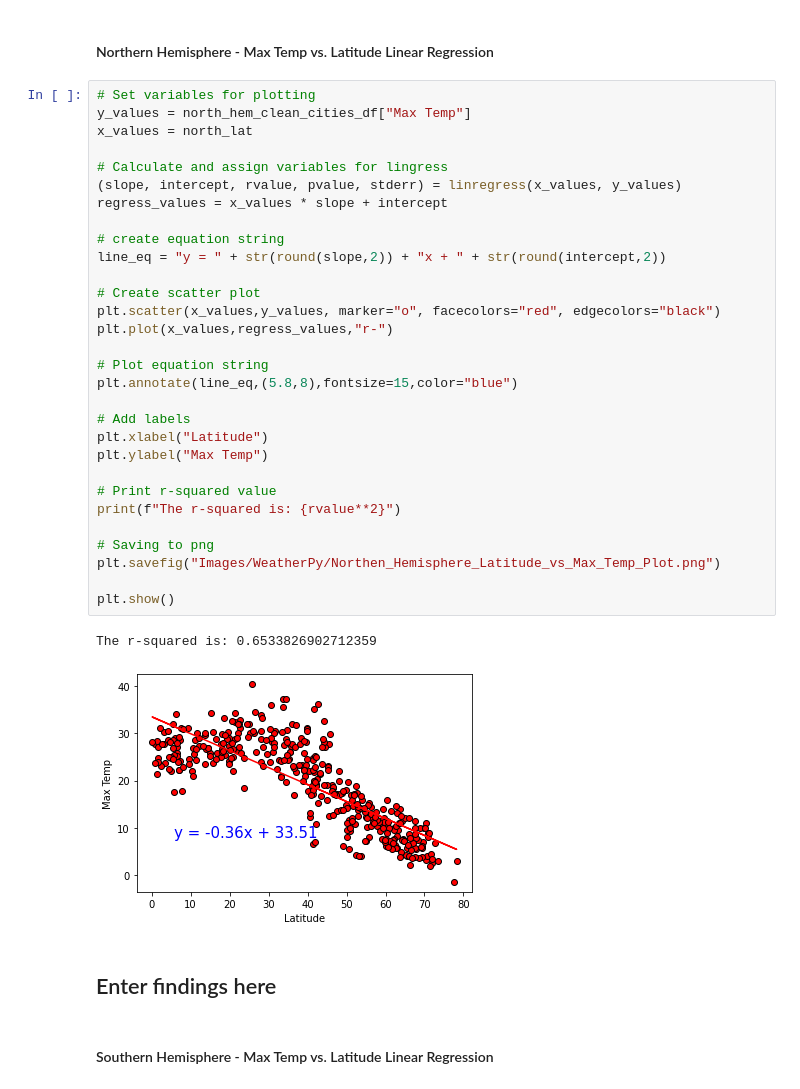
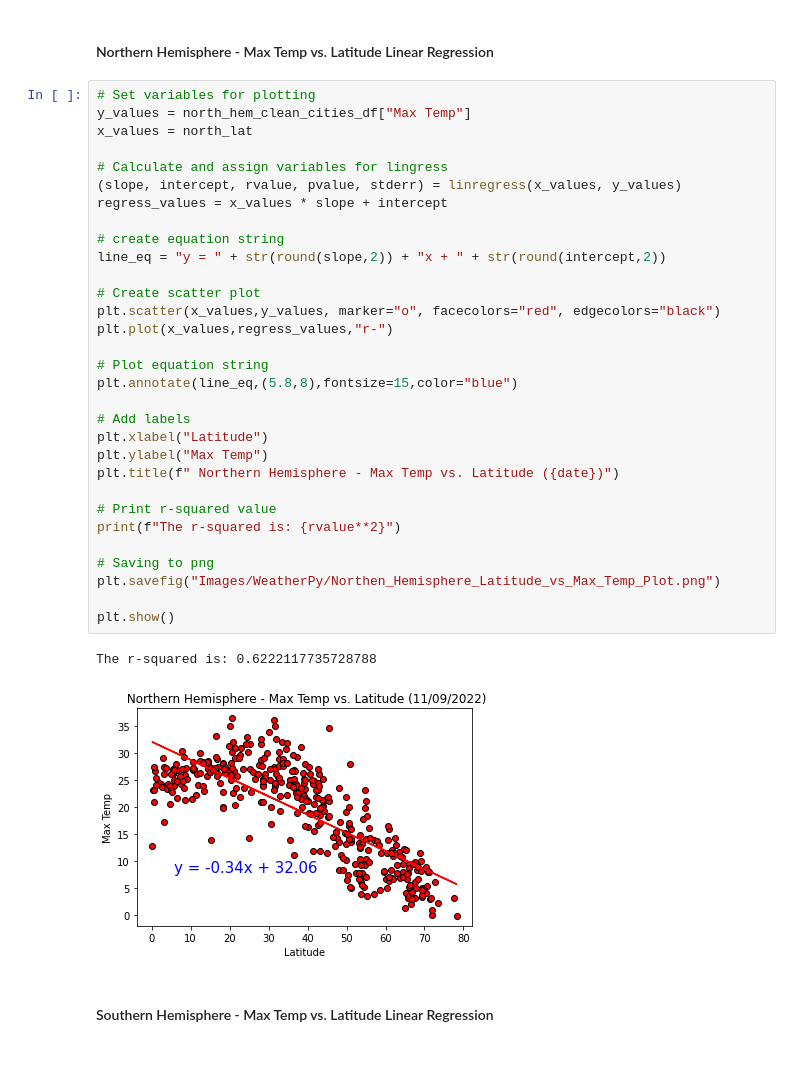
Before and after one commit to joshmartin33/python-api-challenge, a Jupyter notebook: WeatherPy.ipynb, the cells around one changed output. Drawn from its saved outputs; the diff is of its cells as text; blank space fills up the shorter version.

```diff
--- a/WeatherPy.ipynb
+++ b/WeatherPy.ipynb
@@ -351,37 +351,36 @@ south_lat = south_hem_clean_cities_df["Lat"]
 # Set variables for plotting
 y_values = north_hem_clean_cities_df["Max Temp"]
 x_values = north_lat
 
 # Calculate and assign variables for lingress
 (slope, intercept, rvalue, pvalue, stderr) = linregress(x_values, y_values)
 regress_values = x_values * slope + intercept
 
 # create equation string
 line_eq = "y = " + str(round(slope,2)) + "x + " + str(round(intercept,2))
 
 # Create scatter plot
 plt.scatter(x_values,y_values, marker="o", facecolors="red", edgecolors="black")
 plt.plot(x_values,regress_values,"r-")
 
 # Plot equation string
 plt.annotate(line_eq,(5.8,8),fontsize=15,color="blue")
 
 # Add labels
 plt.xlabel("Latitude")
 plt.ylabel("Max Temp")
+plt.title(f" Northern Hemisphere - Max Temp vs. Latitude ({date})")
 
 # Print r-squared value
 print(f"The r-squared is: {rvalue**2}")
 
 # Saving to png
 plt.savefig("Images/WeatherPy/Northen_Hemisphere_Latitude_vs_Max_Temp_Plot.png")
 
 plt.show()
 # %% [output]
-The r-squared is: 0.6533826902712359
+The r-squared is: 0.6222117735728788
-[figure, old version]
+[figure, new version]
-# %% [markdown]
-## Enter findings here
 # %% [markdown]
 ####  Southern Hemisphere - Max Temp vs. Latitude Linear Regression
 # %%
```
Also changed, not shown: parts of 26 cells of this notebook, 13 other files.
